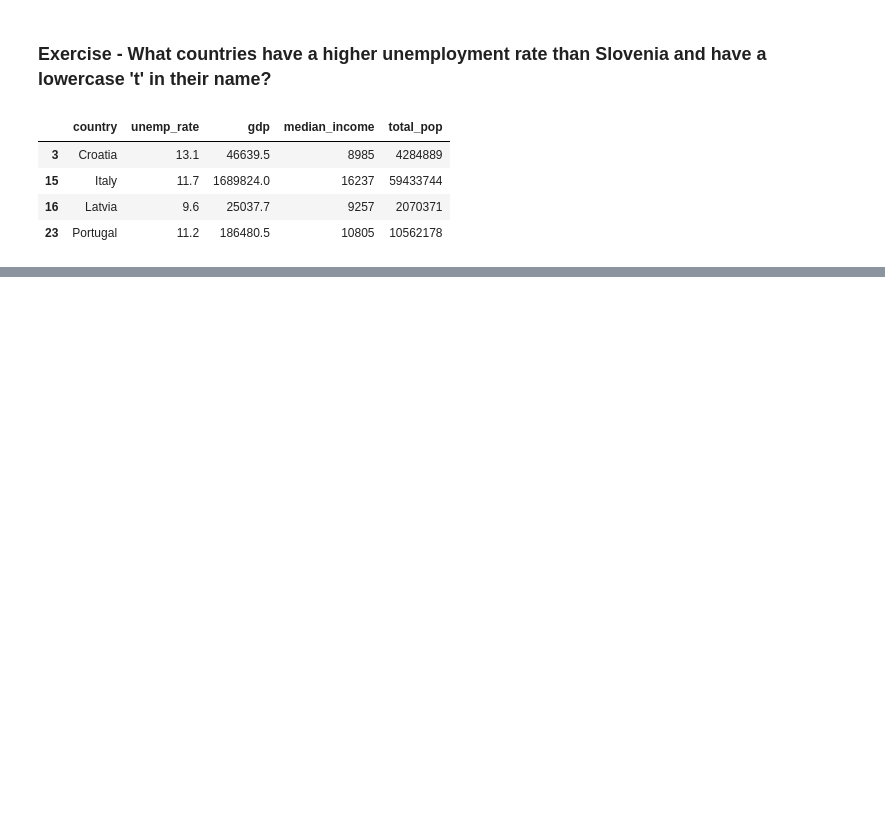
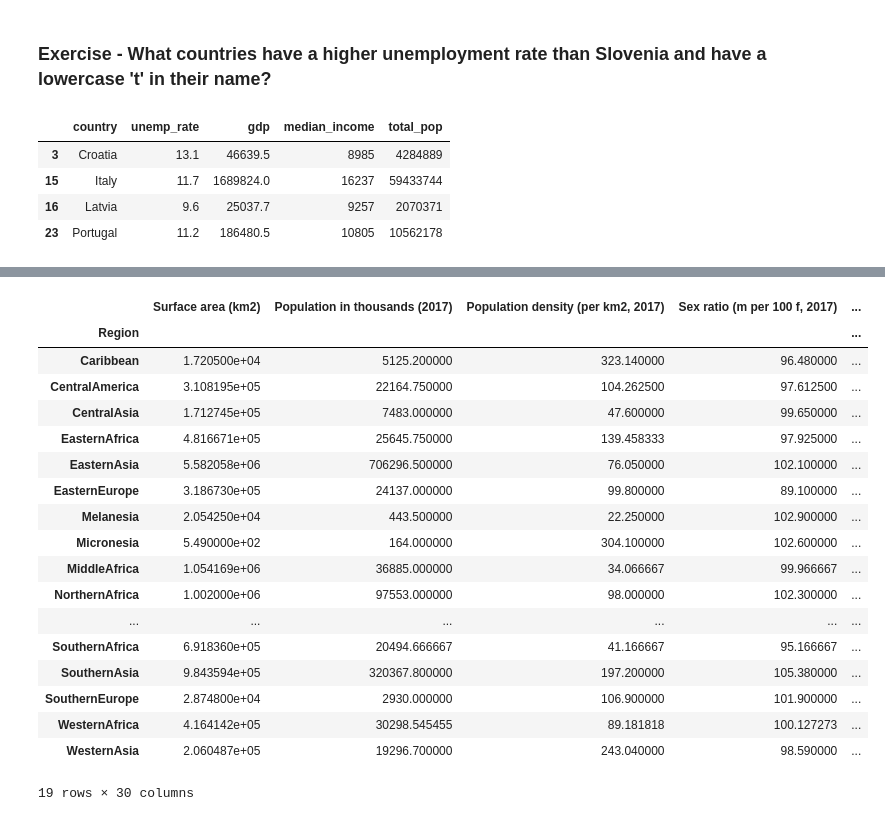
Before and after one commit to andymbryant/data-science-workshop, a Jupyter notebook: pandas/data-wrangling-master.ipynb, the cells around one changed output, grey strips where cells are left out. Saved outputs shown, nothing was run; the diff lists cells and outputs as text; code cells hidden in the pictures; blank space fills up the shorter version.

```diff
--- a/pandas/data-wrangling-master.ipynb
+++ b/pandas/data-wrangling-master.ipynb
@@ -548,0 +655,22 @@ eur_data_final[gt_slov & t_names]
+# %%
+un_data.groupby('Region').mean()
+# %% [output]
+|  | Surface area (km2) | Population in thousands (2017) | Population density (per km2, 2017) | Sex ratio (m per 100 f, 2017) | ... |
+| Region |  |  |  |  | ... |
+| Caribbean | 1.720500e+04 | 5125.200000 | 323.140000 | 96.480000 | ... |
+| CentralAmerica | 3.108195e+05 | 22164.750000 | 104.262500 | 97.612500 | ... |
+| CentralAsia | 1.712745e+05 | 7483.000000 | 47.600000 | 99.650000 | ... |
+| EasternAfrica | 4.816671e+05 | 25645.750000 | 139.458333 | 97.925000 | ... |
+| EasternAsia | 5.582058e+06 | 706296.500000 | 76.050000 | 102.100000 | ... |
+| EasternEurope | 3.186730e+05 | 24137.000000 | 99.800000 | 89.100000 | ... |
+| Melanesia | 2.054250e+04 | 443.500000 | 22.250000 | 102.900000 | ... |
+| Micronesia | 5.490000e+02 | 164.000000 | 304.100000 | 102.600000 | ... |
+| MiddleAfrica | 1.054169e+06 | 36885.000000 | 34.066667 | 99.966667 | ... |
+| NorthernAfrica | 1.002000e+06 | 97553.000000 | 98.000000 | 102.300000 | ... |
+| ... | ... | ... | ... | ... | ... |
+| SouthernAfrica | 6.918360e+05 | 20494.666667 | 41.166667 | 95.166667 | ... |
+| SouthernAsia | 9.843594e+05 | 320367.800000 | 197.200000 | 105.380000 | ... |
+| SouthernEurope | 2.874800e+04 | 2930.000000 | 106.900000 | 101.900000 | ... |
+| WesternAfrica | 4.164142e+05 | 30298.545455 | 89.181818 | 100.127273 | ... |
+| WesternAsia | 2.060487e+05 | 19296.700000 | 243.040000 | 98.590000 | ... |
+19 rows × 30 columns
```
Also changed, not shown: parts of 64 cells of this notebook, 2 other files.
